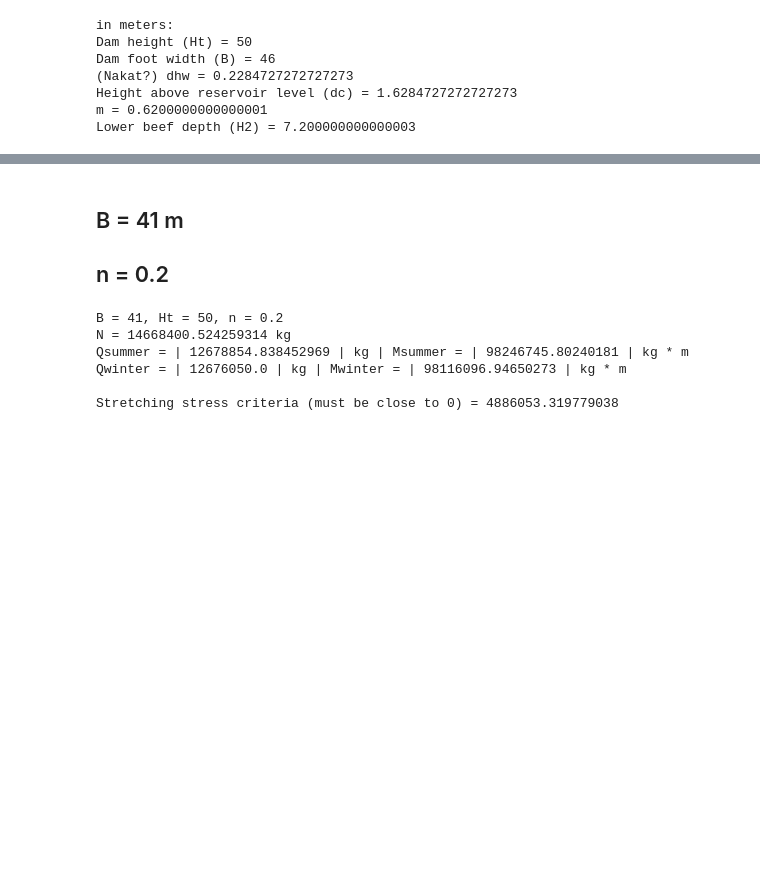
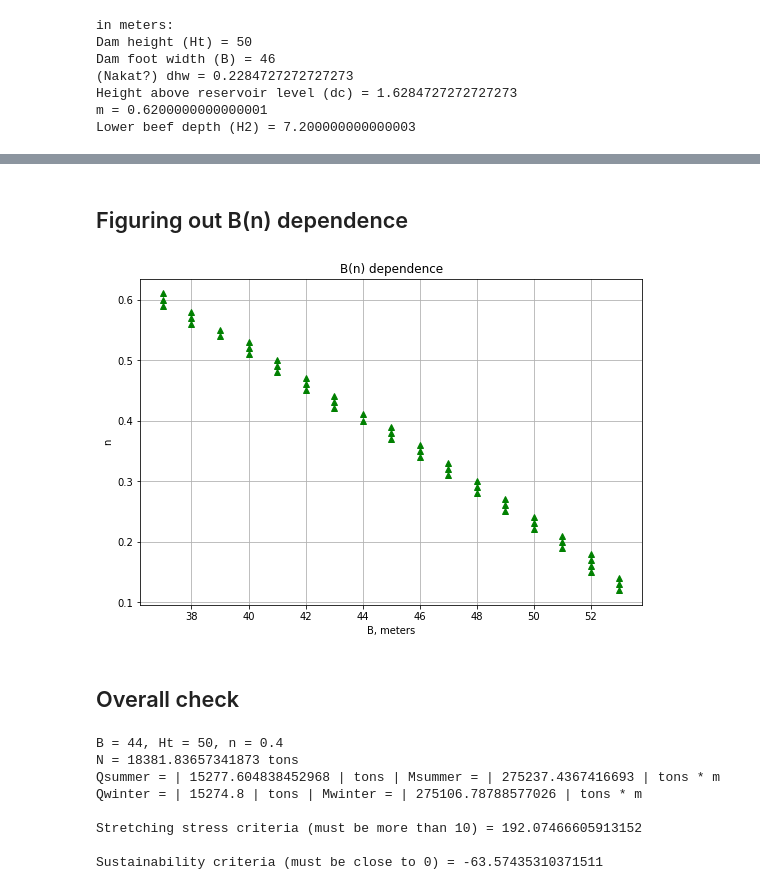
Before and after one commit to George-Mounts/bachelor_project, a Jupyter notebook: 2_functions.ipynb, the cells around one changed output, grey strips where cells are left out. Drawn from its saved outputs; the diff is of its cells as text; code cells hidden in the pictures; blank space fills up the shorter version.

Commit message:
Corrected math, added B(n) dependence

```diff
--- a/2_functions.ipynb
+++ b/2_functions.ipynb
@@ -321,15 +380,58 @@ plt.show()
 # %% [markdown]
-## B = 41 m
-## n = 0.2
+## Figuring out B(n) dependence
+# %%
+B = 30
+n = 0.3
+B_list = []
+n_list = []
+
+n = 0.12
+for i in range(50):
+    B = 30
+    sustain_min = None
+    B_sustain = None
+    for j in range(31):
+        #sustain_list.append(abs(static_calculation(show_winter=False, output="sustain", print_all=False)))
+        current_sustain = abs(static_calculation(show_winter=False, output="sustain", print_all=False))
+        if sustain_min == None:
+            sustain_min = current_sustain
+        if B_sustain == None:
+            B_sustain = B
+        if current_sustain < sustain_min:
+            sustain_min = current_sustain
+            B_sustain = B
+        B += 1
+    B_list.append(B_sustain)
+    n_list.append(n)
+    n += 0.01
+
+#plotting
+
+fig, ax = plt.subplots(figsize=(9, 6))
+ax.plot(B_list, n_list ,"g^")
+#ax.ticklabel_format(style = 'plain')
+
+ax.set(xlabel='B, meters', ylabel='n',
+       title='B(n) dependence')
+ax.grid()
+
+#fig.savefig("test.png")
+plt.show()
+# %% [output]
+[figure, added]
+# %% [markdown]
+## Overall check
 # %%
-B = 41
-n = 0.2
+B = 44
+n = 0.4
 secondary_data()
 static_calculation(show_winter=True, output=None, print_all=True)
 # %% [output]
-B = 41, Ht = 50, n = 0.2
-N = 14668400.524259314 kg
-Qsummer = | 12678854.838452969 | kg | Msummer = | 98246745.80240181 | kg * m
-Qwinter = | 12676050.0 | kg | Mwinter = | 98116096.94650273 | kg * m
+B = 44, Ht = 50, n = 0.4
+N = 18381.83657341873 tons
+Qsummer = | 15277.604838452968 | tons | Msummer = | 275237.4367416693 | tons * m
+Qwinter = | 15274.8 | tons | Mwinter = | 275106.78788577026 | tons * m
 
-Stretching stress criteria (must be close to 0) = 4886053.319779038
+Stretching stress criteria (must be more than 10) = 192.07466605913152
+
+Sustainability criteria (must be close to 0) = -63.57435310371511
```
Also changed, not shown: parts of 12 cells of this notebook, 1 other file.
